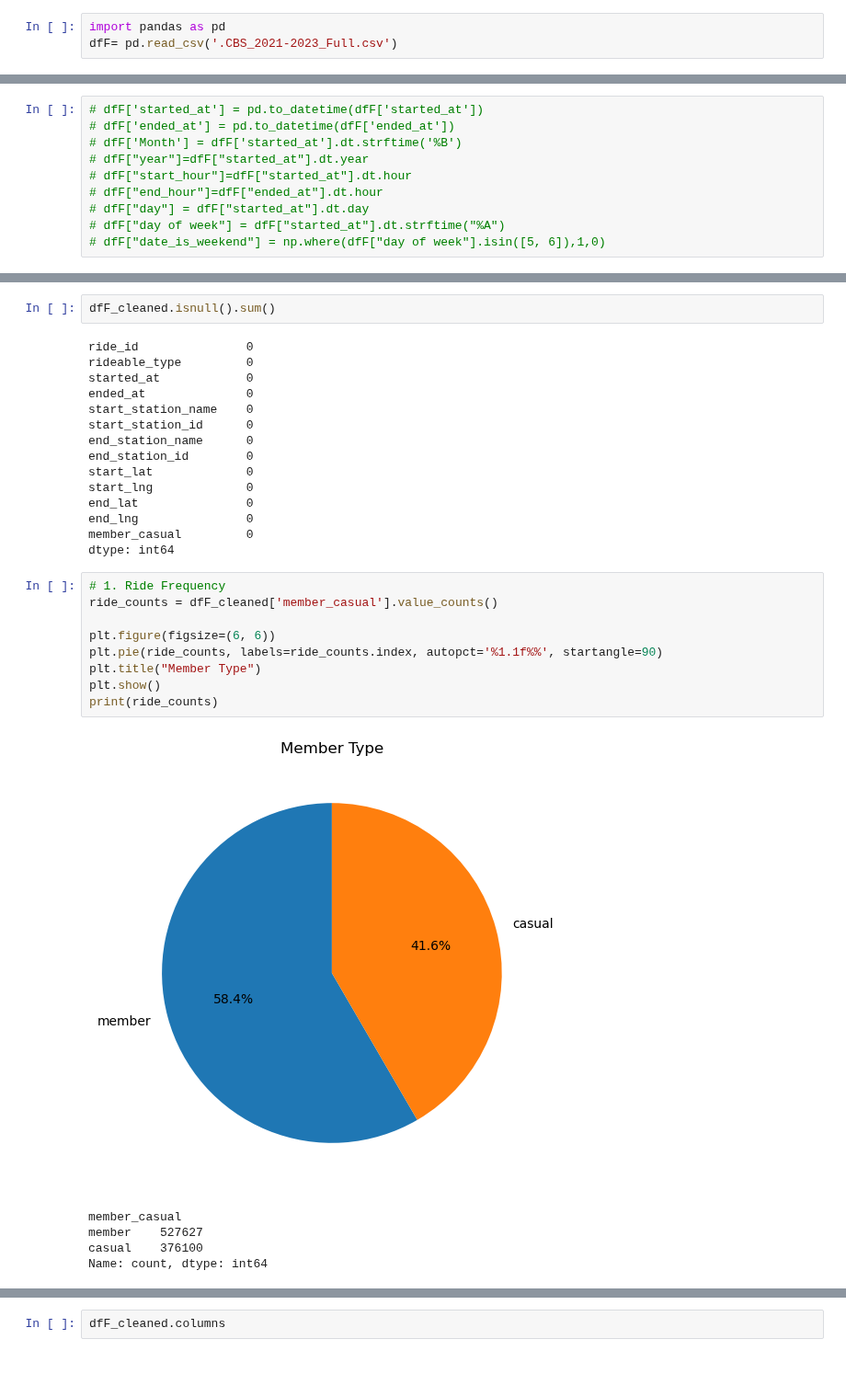
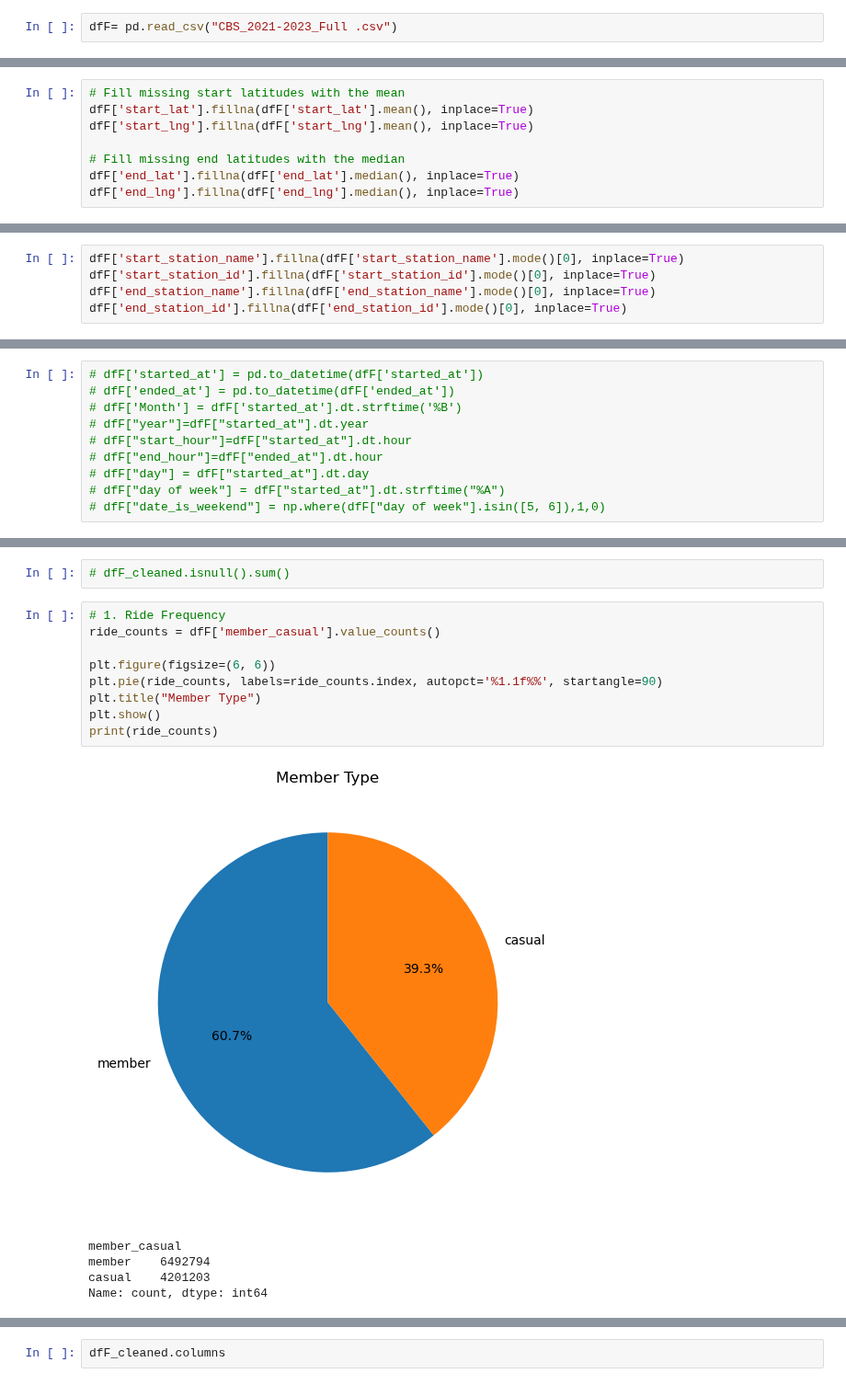
Before and after one commit to Sudha25a/Bike-project-3, a Jupyter notebook: Bike Project Full.ipynb, the cells around one changed output, grey strips where cells are left out. Shown at 92% size. Cells and saved outputs as stored; diff of their text form.

```diff
--- a/Bike Project Full.ipynb
+++ b/Bike Project Full.ipynb
@@ -6,5 +6,4 @@ import matplotlib.pyplot as plt
 import warnings
 warnings.filterwarnings('ignore')
 # %%
-import pandas as pd
-dfF= pd.read_csv('.CBS_2021-2023_Full.csv')
+dfF= pd.read_csv("CBS_2021-2023_Full .csv")
@@ -60,2 +57,10 @@ end_lng                 1634
 member_casual              0
 dtype: int64
+# %%
+# Fill missing start latitudes with the mean
+dfF['start_lat'].fillna(dfF['start_lat'].mean(), inplace=True)
+dfF['start_lng'].fillna(dfF['start_lng'].mean(), inplace=True)
+
+# Fill missing end latitudes with the median
+dfF['end_lat'].fillna(dfF['end_lat'].median(), inplace=True)
+dfF['end_lng'].fillna(dfF['end_lng'].median(), inplace=True)
@@ -61,0 +71,5 @@ dtype: int64
+# %%
+dfF['start_station_name'].fillna(dfF['start_station_name'].mode()[0], inplace=True)
+dfF['start_station_id'].fillna(dfF['start_station_id'].mode()[0], inplace=True)
+dfF['end_station_name'].fillna(dfF['end_station_name'].mode()[0], inplace=True)
+dfF['end_station_id'].fillna(dfF['end_station_id'].mode()[0], inplace=True)
@@ -96,32 +122,17 @@ dfF_cleaned.head(3)
 # %%
-dfF_cleaned.isnull().sum()
+# dfF_cleaned.isnull().sum()
-# %% [output]
-ride_id               0
-rideable_type         0
-started_at            0
-ended_at              0
-start_station_name    0
-start_station_id      0
-end_station_name      0
-end_station_id        0
-start_lat             0
-start_lng             0
-end_lat               0
-end_lng               0
-member_casual         0
-dtype: int64
 # %%
 # 1. Ride Frequency
-ride_counts = dfF_cleaned['member_casual'].value_counts()
+ride_counts = dfF['member_casual'].value_counts()
 
 plt.figure(figsize=(6, 6))
 plt.pie(ride_counts, labels=ride_counts.index, autopct='%1.1f%%', startangle=90)
 plt.title("Member Type")
 plt.show()
 print(ride_counts)
 # %% [output]
-[figure, old version]
+[figure, new version]
 member_casual
-member    527627
-casual    376100
+member    6492794
+casual    4201203
 Name: count, dtype: int64
```
Also changed, not shown: parts of 32 cells of this notebook, 2 other files.
